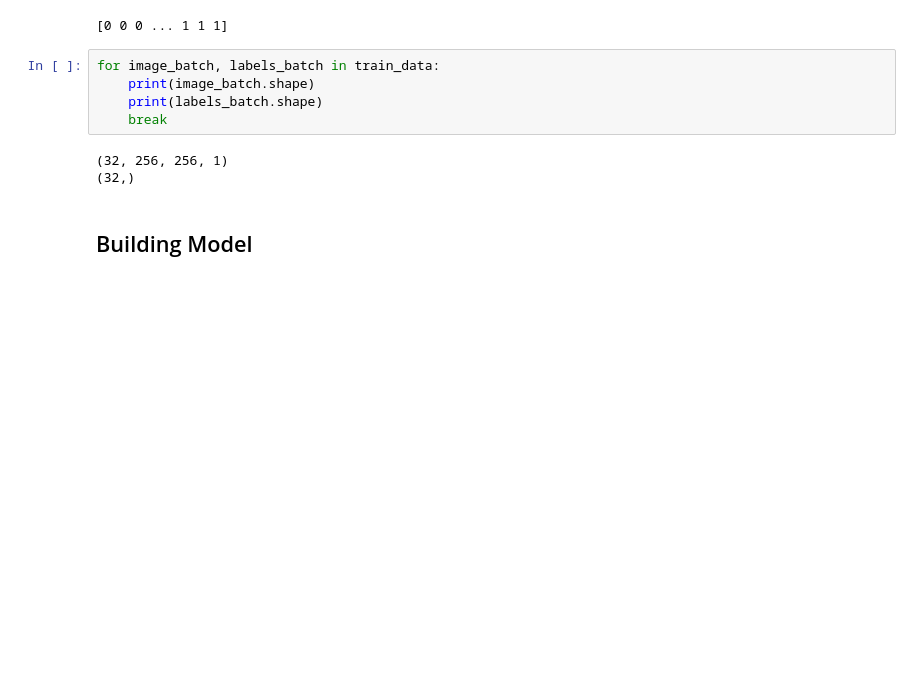
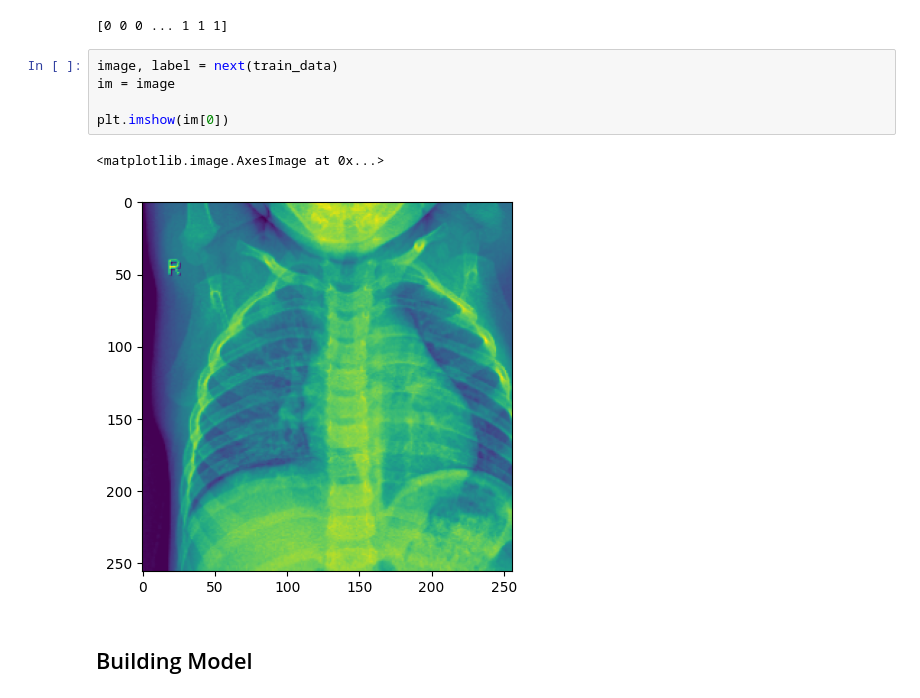
Before and after one commit to hestquest/MLHC, a Jupyter notebook: Q2.2.ipynb, the cells around one changed output. Drawn from its saved outputs; the diff is of its cells as text; blank space fills up the shorter version.

```diff
--- a/Q2.2.ipynb
+++ b/Q2.2.ipynb
@@ -51,14 +51,14 @@ class_names = train_data.classes
 print(class_names)
 # %% [output]
 [0 0 0 ... 1 1 1]
-# %%
-for image_batch, labels_batch in train_data:
-    print(image_batch.shape)
-    print(labels_batch.shape)
-    break
-# %% [output]
-(32, 256, 256, 1)
-(32,)
+# %%
+image, label = next(train_data)
+im = image
+
+plt.imshow(im[0])
+# %% [output]
+<matplotlib.image.AxesImage at 0x...>
+[figure, added]
 # %% [markdown]
 ## Building Model
 # %%
```
Also changed, not shown: parts of 9 cells of this notebook.
